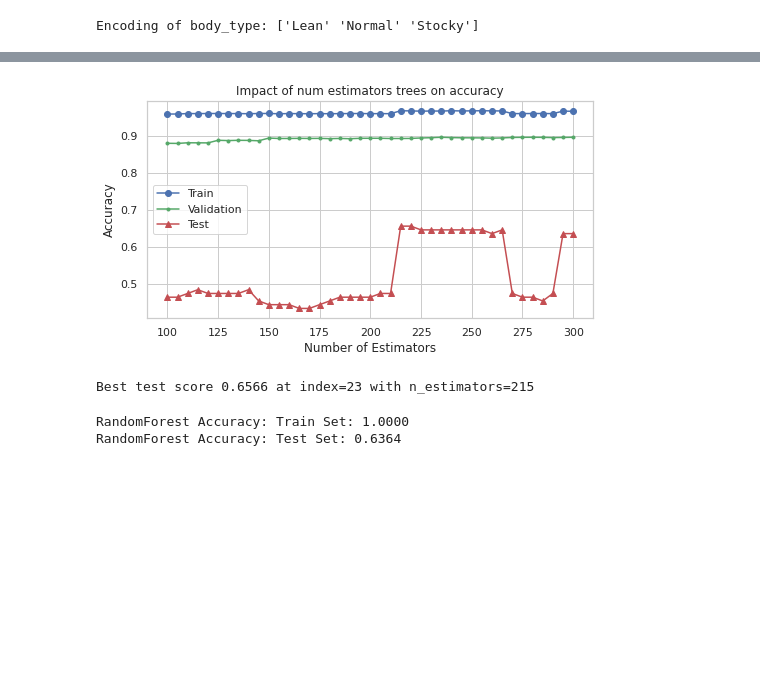
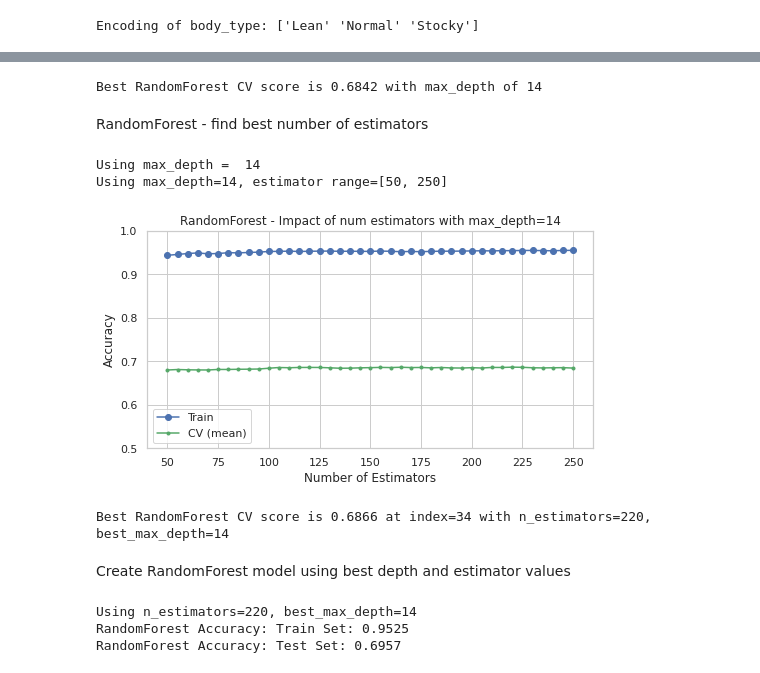
Before and after one commit to sabderra/cs109a_project, a Jupyter notebook: player_position_model.ipynb, the cells around one changed output, grey strips where cells are left out. Cells and saved outputs as stored; diff of their text form; code cells hidden in the pictures; blank space fills up the shorter version.

Commit message:
updated and cleaned up player_position_model.ipynb

```diff
--- a/player_position_model.ipynb
+++ b/player_position_model.ipynb
@@ -54,7 +56,7 @@ NOT_TO_BE_USED_COLS = ["sofifa_id", "player_url", "short_name", "long_name", "re
 
 # Additional list of variables not needed
 UNNEEDED_FEATURE_COLS = ["dob", "nationality", "value_eur", "nation_jersey_number", "loaned_from", "release_clause_eur",
-                         "team_jersey_number", "joined", "contract_valid_until", "nation_position"]
+                         "team_jersey_number", "joined", "contract_valid_until", "nation_position", "international_reputation"]
 
 
 SKILL_ATTACKING_COLS = [ 'attacking_crossing', 'attacking_finishing', 'attacking_heading_accuracy', 'attacking_short_passing', 'attacking_volleys' ]
@@ -443,0 +425,6 @@ RandomForest Accuracy: Test Set: 0.6364
+# %%
+dt_max_cv_acc = max(cvmeans)
+dt_max_cv_index = cvmeans.index(dt_max_cv_acc)
+dt_best_depth = depths[dt_max_cv_index]
+
+print(f"Best CV score is {dt_max_cv_acc:0.4f} with max_depth of {dt_best_depth}")
@@ -444,28 +476,67 @@ RandomForest Accuracy: Test Set: 0.6364
+# %%
+rf_max_cv_acc = max(acc_val_scores)
+rf_max_cv_index = acc_val_scores.index(rf_max_cv_acc)
+rf_best_depth = depths[rf_max_cv_index]
+
+print(f"Best RandomForest CV score is {rf_max_cv_acc:0.4f} with max_depth of {rf_best_depth}")
+# %% [output]
+Best RandomForest CV score is 0.6842 with max_depth of 14
+# %% [markdown]
+RandomForest - find best number of estimators
+# %%
+print("Using max_depth = ", rf_best_depth)
+
+min_estimators = 50
+max_estimators = 250
+step = 5
+
+n_estimators = list(range(min_estimators, max_estimators + 1, step))
+
+print(f"Using max_depth={rf_best_depth}, estimator range=[{min_estimators}, {max_estimators}]")
+
+acc_train_scores = []
+acc_val_scores =[]
+
+for i in tqdm(n_estimators):
+    rf_model = RandomForestClassifier(n_estimators=i, random_state=42, max_depth=rf_best_depth, max_features="sqrt")
+    rf_model.fit(X_train, y_train)
+    acc_train_scores.append( rf_model.score(X_train, y_train))
+
+    cv_scores = cross_validate(rf_model, X_train, y_train, cv=5, return_estimator=True)
+    cv_score = cv_scores['test_score'].mean()
+    acc_val_scores.append(cv_score)
+# %% [output]
+Using max_depth =  14
+Using max_depth=14, estimator range=[50, 250]
 # %%
 # Plot the accuracy
 plt.figure(figsize=(8,4))
 plt.ylabel("Accuracy")
 plt.xlabel("Number of Estimators")
-plt.title('Impact of num estimators trees on accuracy')
+plt.ylim(bottom=0.5)
+plt.title(f"RandomForest - Impact of num estimators with max_depth={rf_best_depth}")
 plt.plot(n_estimators, acc_train_scores, 'b-', marker='o', label="Train")
-plt.plot(n_estimators, acc_val_scores, 'g-', marker='.', label="Validation")
-plt.plot(n_estimators, acc_test_scores, 'r-', marker='^', label="Test")
+plt.plot(n_estimators, acc_val_scores, 'g-', marker='.', label="CV (mean)")
 
 plt.legend()
 
 plt.show()
 # %% [output]
-[figure, old version]
+[figure, new version]
 # %%
-best_test_acc = max(acc_test_scores)
-index = acc_test_scores.index(best_test_acc)
-best_num_estimators = n_estimators[index]
+rf_max_cv_acc = max(acc_val_scores)
+rf_max_cv_index = acc_val_scores.index(rf_max_cv_acc)
+rf_best_num_estimators = n_estimators[rf_max_cv_index]
 
-print(f"Best test score {best_test_acc:.4f} at index={index} with n_estimators={best_num_estimators}")
+print(f"Best RandomForest CV score is {rf_max_cv_acc:.4f} at index={rf_max_cv_index} with n_estimators={rf_best_num_estimators}, best_max_depth={rf_best_depth}")
 # %% [output]
-Best test score 0.6566 at index=23 with n_estimators=215
+Best RandomForest CV score is 0.6866 at index=34 with n_estimators=220, best_max_depth=14
+# %% [markdown]
+Create RandomForest model using best depth and estimator values
 # %%
-best_rf_model = RandomForestClassifier(n_estimators=best_num_estimators, max_depth=30, max_features="sqrt")
+print(f"Using n_estimators={rf_best_num_estimators}, best_max_depth={rf_best_depth}")
+
+best_rf_model = RandomForestClassifier(n_estimators=rf_best_num_estimators, max_depth=rf_best_depth, max_features="sqrt")
 best_rf_model.fit(X_train, y_train)
 
 rf_y_pred_train = best_rf_model.predict(X_train)
@@ -477,5 +548,6 @@ rf_test_score = accuracy_score(y_test, rf_y_pred_test)
 print(f"RandomForest Accuracy: Train Set: {rf_train_score:0.4f}")
 print(f"RandomForest Accuracy: Test Set: {rf_test_score:0.4f}")
 # %% [output]
-RandomForest Accuracy: Train Set: 1.0000
-RandomForest Accuracy: Test Set: 0.6364
+Using n_estimators=220, best_max_depth=14
+RandomForest Accuracy: Train Set: 0.9525
+RandomForest Accuracy: Test Set: 0.6957
```
Also changed, not shown: parts of 37 cells of this notebook.
